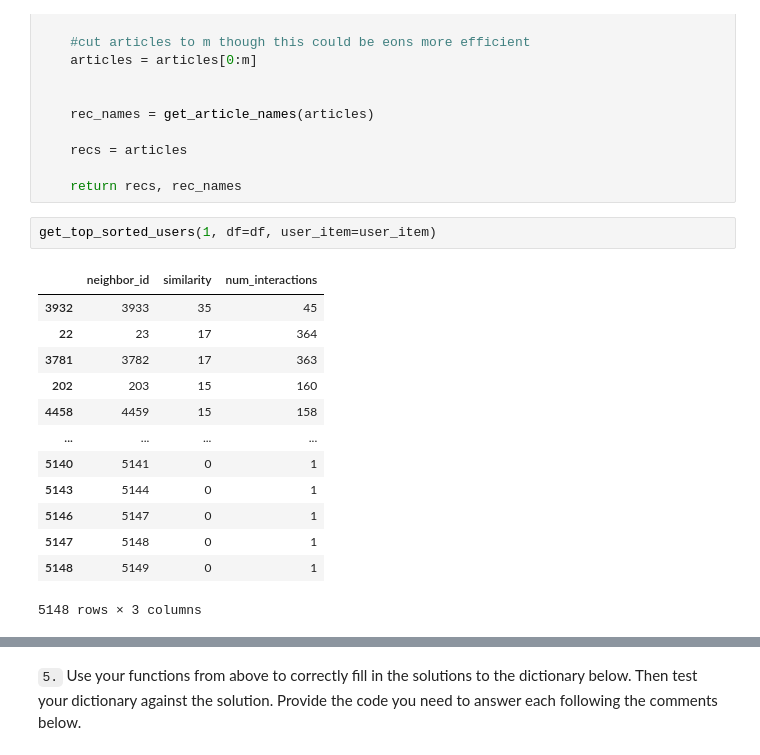
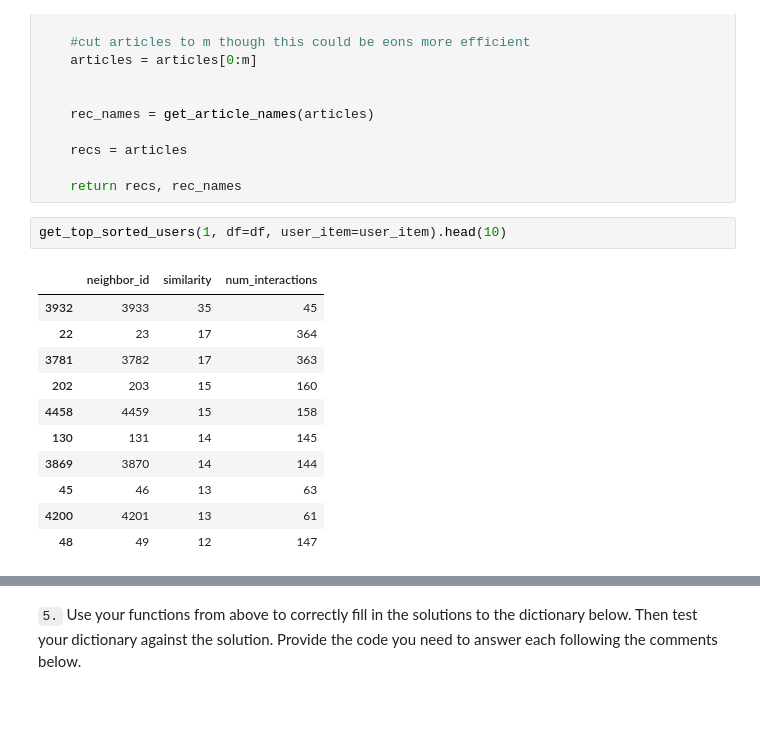
Before and after one commit to rsiwicki/recommender_matrix_system, a Jupyter notebook: Recommendations_with_IBM.ipynb, the cells around one changed output, grey strips where cells are left out. Cells and saved outputs as stored; diff of their text form; blank space fills up the shorter version.

```diff
--- a/Recommendations_with_IBM.ipynb
+++ b/Recommendations_with_IBM.ipynb
@@ -778,21 +778,19 @@ def user_user_recs_part2(user_id, m=10):
 
     return recs, rec_names
 # %%
-get_top_sorted_users(1, df=df, user_item=user_item)
+get_top_sorted_users(1, df=df, user_item=user_item).head(10)
 # %% [output]
 |  | neighbor_id | similarity | num_interactions |
 | 3932 | 3933 | 35 | 45 |
 | 22 | 23 | 17 | 364 |
 | 3781 | 3782 | 17 | 363 |
 | 202 | 203 | 15 | 160 |
 | 4458 | 4459 | 15 | 158 |
-| ... | ... | ... | ... |
-| 5140 | 5141 | 0 | 1 |
-| 5143 | 5144 | 0 | 1 |
-| 5146 | 5147 | 0 | 1 |
-| 5147 | 5148 | 0 | 1 |
-| 5148 | 5149 | 0 | 1 |
+| 130 | 131 | 14 | 145 |
+| 3869 | 3870 | 14 | 144 |
+| 45 | 46 | 13 | 63 |
+| 4200 | 4201 | 13 | 61 |
+| 48 | 49 | 12 | 147 |
-5148 rows × 3 columns
 # %%
 # Quick spot check - don't change this code - just use it to test your functions
 rec_ids, rec_names = user_user_recs_part2(20, 10)
```
Also changed, not shown: parts of 3 cells of this notebook.
